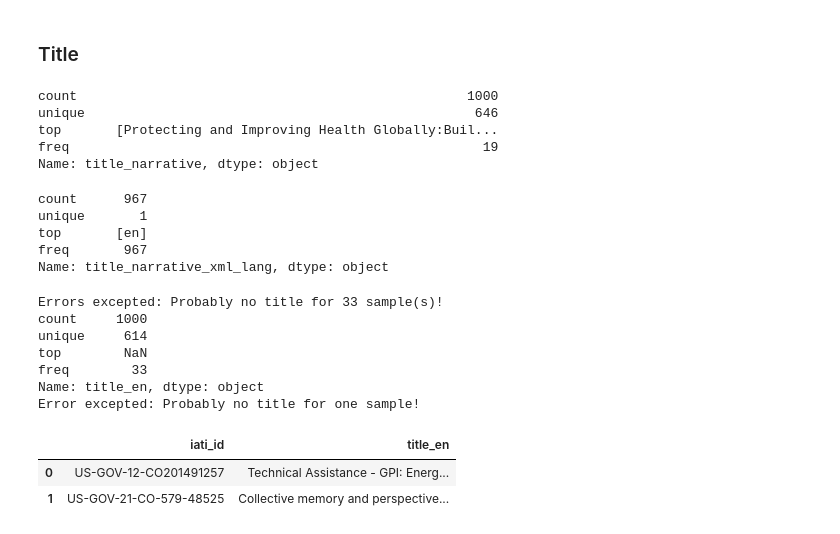
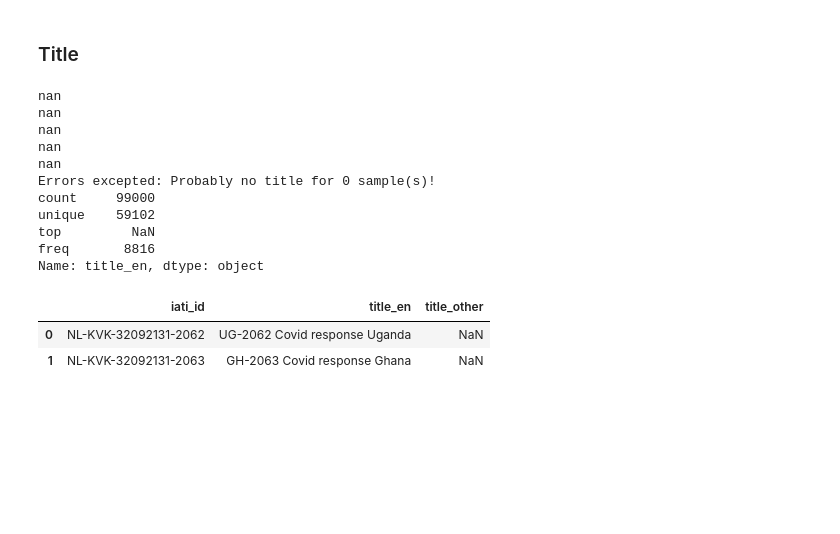
Before and after one commit to JanMuehlnikel/NLP-Development-Banks-Collaboration-Analyzer, a Jupyter notebook: data/preprocessing/transform_json.ipynb, the cells around one changed output. Cells and saved outputs as stored; diff of their text form; code cells hidden in the pictures; blank space fills up the shorter version.

Commit message:
added title transformation

```diff
--- a/data/preprocessing/transform_json.ipynb
+++ b/data/preprocessing/transform_json.ipynb
@@ -37,58 +41,48 @@ trans_df.head(2)
 # %% [markdown]
 ### Title
-# %%
-df['title_narrative'].describe()
-# %% [output]
-count                                                  1000
-unique                                                  646
-top       [Protecting and Improving Health Globally:Buil...
-freq                                                     19
-Name: title_narrative, dtype: object
-# %%
-df["title_narrative_xml_lang"].describe()
-# %% [output]
-count      967
-unique       1
-top       [en]
-freq       967
-Name: title_narrative_xml_lang, dtype: object
 # %%
 ################
 # Add en title #
 ################
 
 trans_df["title_en"] = "NaN"
-error_count = 0
 
 for index, row in df.iterrows():
     lang_list = row['title_narrative_xml_lang']
-    try:
+    title_row = row['title_narrative']
+
+    # nan in pandas is type float
+    # check if nan and if yes take first entry in lang
+    if isinstance(lang_list, float):
+        if isinstance(title_row, float):
+            trans_df["title_en"][index] = "NaN"
+        else:
+            trans_df["title_en"][index] = title_row[0]
+    else:
         for j in range(0, len(lang_list)):
-            if "en" in lang_list:
-                if lang_list[j] == "en":
-                    title = row['title_narrative'][j]
+            if "en" or "EN" in lang_list:
+                if lang_list[j].lower() == "en":
+                    title = title_row[j]
                     trans_df["title_en"][index] = title
             else:
-                trans_df["title_en"][index] = "NaN"
+                trans_df["title_en"][index] = "error1"
 
-    except:
-        error_count += 1
-
-print(f"Errors excepted: Probably no title for {error_count} sample(s)!")
-print(trans_df["title_en"].describe())
-print("Error excepted: Probably no title for one sample! ")
 trans_df.head(2)
 # %% [output]
-Errors excepted: Probably no title for 33 sample(s)!
-count     1000
-unique     614
-top        NaN
-freq        33
+nan
+nan
+nan
+nan
+nan
+Errors excepted: Probably no title for 0 sample(s)!
+count     99000
+unique    59102
+top         NaN
+freq       8816
 Name: title_en, dtype: object
-Error excepted: Probably no title for one sample!
-|  | iati_id | title_en |
-| 0 | US-GOV-12-CO201491257 | Technical Assistance - GPI: Energ... |
-| 1 | US-GOV-21-CO-579-48525 | Collective memory and perspective... |
+|  | iati_id | title_en | title_other |
+| 0 | NL-KVK-32092131-2062 | UG-2062 Covid response Uganda | NaN |
+| 1 | NL-KVK-32092131-2063 | GH-2063 Covid response Ghana | NaN |
 # %%
 ###################
 # Add other title #
```
Also changed, not shown: parts of 16 cells of this notebook.
